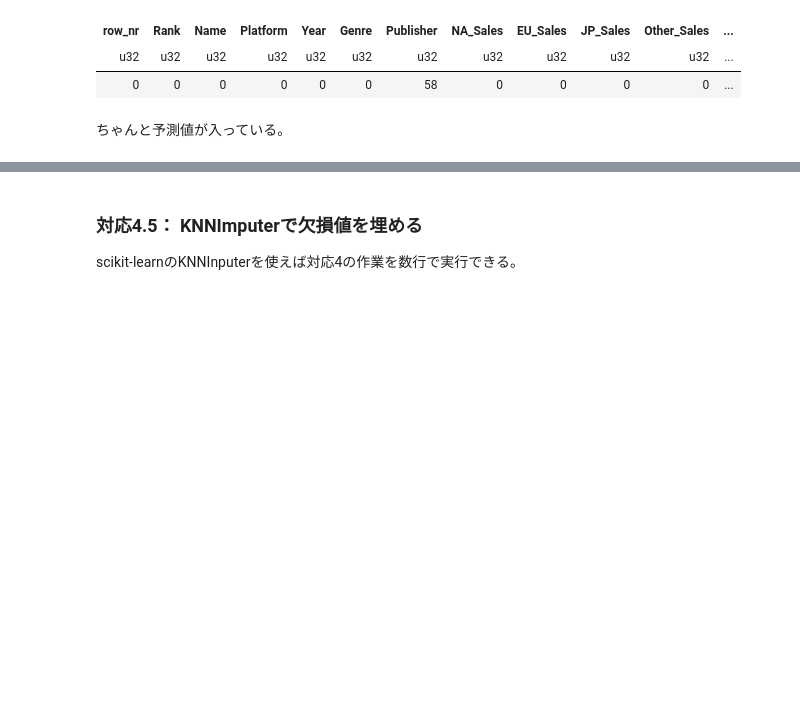
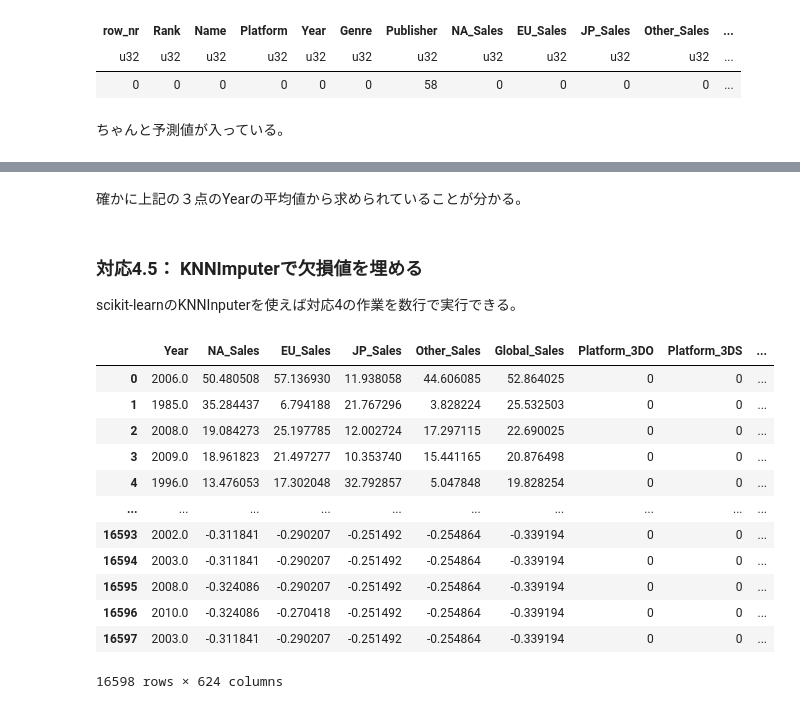
Before and after one commit to Mr-Garlic-Shrimp/TIL, a Jupyter notebook: Machine_Learning/ML_notebook-16(Missing_Value_Imputing).ipynb, the cells around one changed output, grey strips where cells are left out. Saved outputs shown, nothing was run; the diff lists cells and outputs as text; code cells hidden in the pictures; blank space fills up the shorter version.

```diff
--- a/Machine_Learning/ML_notebook-16(Missing_Value_Imputing).ipynb
+++ b/Machine_Learning/ML_notebook-16(Missing_Value_Imputing).ipynb
@@ -518,3 +563,5 @@ shape: (1, 12)
+# %% [markdown]
+確かに上記の３点のYearの平均値から求められていることが分かる。
 # %% [markdown]
 ### 対応4.5： KNNImputerで欠損値を埋める
 scikit-learnのKNNInputerを使えば対応4の作業を数行で実行できる。
@@ -523,0 +568,30 @@ df_new4 = pd.get_dummies(df.to_pandas(), drop_first=True)
+# %%
+df = pl.read_csv('/work/TIL/Python/sample_data/ML_sample/vgsales.csv', sep=',', null_values='N/A')
+# %%
+# 事前にダミー変数への変換と標準化はしておく必要あり。
+drop_list = ['Rank', 'Name']
+df = pd.get_dummies(df.drop(drop_list).to_pandas(), drop_first=True)
+
+num_feat2 = num_feat.copy()
+#量的変数のリストから目的変数を削除
+num_feat2.remove('Year')
+num_feat2.remove('Rank')
+
+scaler = StandardScaler()
+df[num_feat2] = scaler.fit_transform(df[num_feat2])
+# %%
+df
+# %% [output]
+|  | Year | NA_Sales | EU_Sales | JP_Sales | Other_Sales | Global_Sales | Platform_3DO | Platform_3DS | ... |
+| 0 | 2006.0 | 50.480508 | 57.136930 | 11.938058 | 44.606085 | 52.864025 | 0 | 0 | ... |
+| 1 | 1985.0 | 35.284437 | 6.794188 | 21.767296 | 3.828224 | 25.532503 | 0 | 0 | ... |
+| 2 | 2008.0 | 19.084273 | 25.197785 | 12.002724 | 17.297115 | 22.690025 | 0 | 0 | ... |
+| 3 | 2009.0 | 18.961823 | 21.497277 | 10.353740 | 15.441165 | 20.876498 | 0 | 0 | ... |
+| 4 | 1996.0 | 13.476053 | 17.302048 | 32.792857 | 5.047848 | 19.828254 | 0 | 0 | ... |
+| ... | ... | ... | ... | ... | ... | ... | ... | ... | ... |
+| 16593 | 2002.0 | -0.311841 | -0.290207 | -0.251492 | -0.254864 | -0.339194 | 0 | 0 | ... |
+| 16594 | 2003.0 | -0.311841 | -0.290207 | -0.251492 | -0.254864 | -0.339194 | 0 | 0 | ... |
+| 16595 | 2008.0 | -0.324086 | -0.290207 | -0.251492 | -0.254864 | -0.339194 | 0 | 0 | ... |
+| 16596 | 2010.0 | -0.324086 | -0.270418 | -0.251492 | -0.254864 | -0.339194 | 0 | 0 | ... |
+| 16597 | 2003.0 | -0.311841 | -0.290207 | -0.251492 | -0.254864 | -0.339194 | 0 | 0 | ... |
+16598 rows × 624 columns
```
Also changed, not shown: parts of 15 cells of this notebook.
